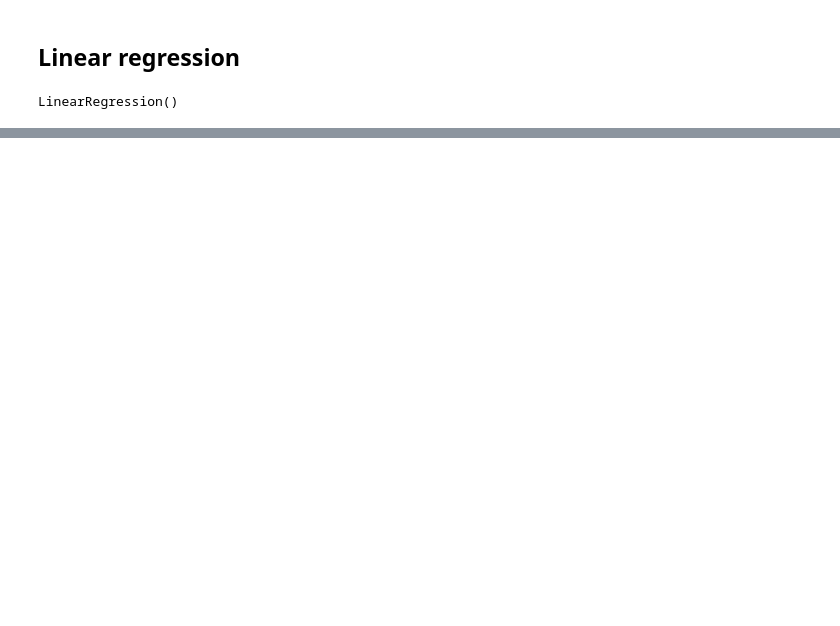
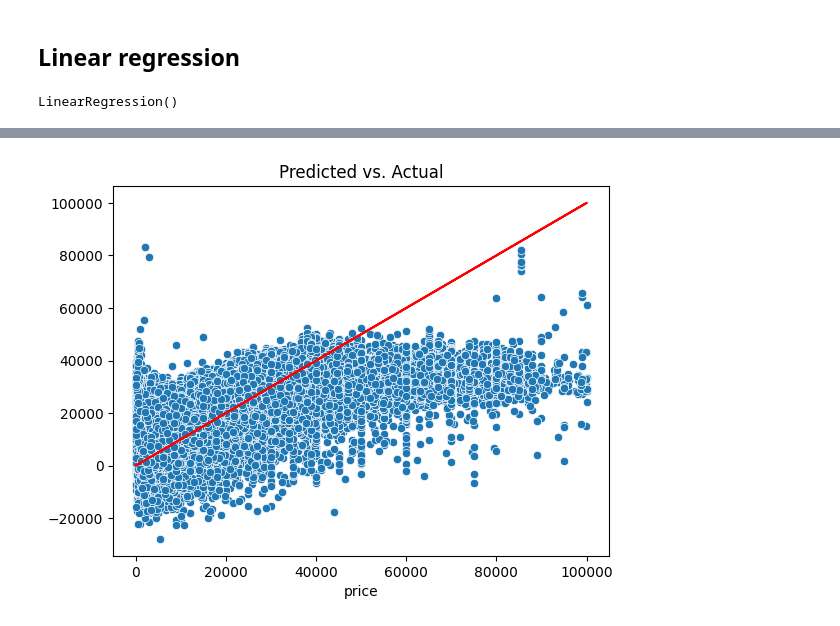
Before and after one commit to olegsher-ds-2025/NayaDS, a Jupyter notebook: cars-cleaned.ipynb, the cells around one changed output, grey strips where cells are left out. Saved outputs shown, nothing was run; the diff lists cells and outputs as text; code cells hidden in the pictures; blank space fills up the shorter version.

```diff
--- a/cars-cleaned.ipynb
+++ b/cars-cleaned.ipynb
@@ -595,3 +725,5 @@ lin_model_1 = LinearRegression(fit_intercept=True)
 lin_model_1.fit(X_train, y_train)
 # %% [output]
 LinearRegression()
+# %%
+y_train_pred = lin_model_1.predict(X_train)
@@ -604,0 +754,6 @@ MSE: 107593051.54530913, R²: 0.48009984875392886
+# %%
+ax = sns.scatterplot(x=y_train, y=y_train_pred)
+ax.plot(y_train, y_train, 'r');
+ax.set_title('Predicted vs. Actual');
+# %% [output]
+[figure, added]
```
Also changed, not shown: parts of 38 cells of this notebook.
